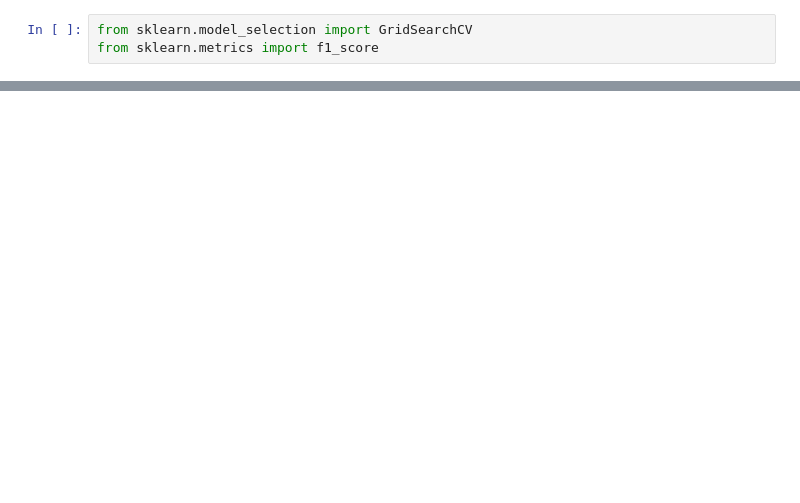
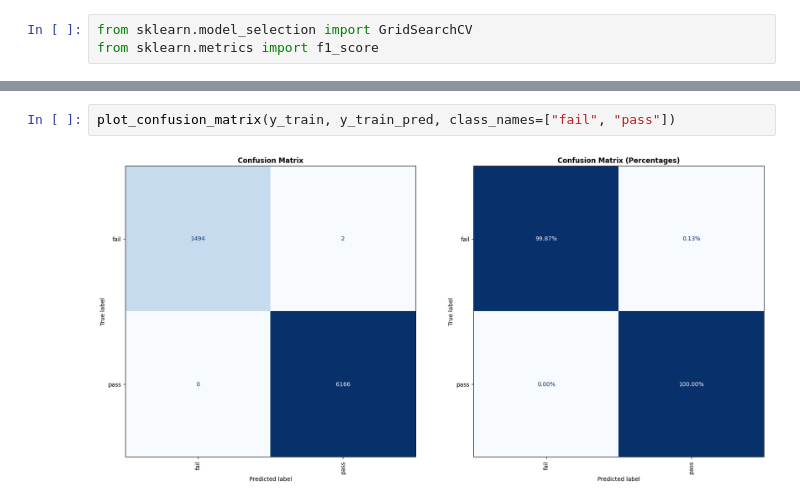
Before and after one commit to quantumudit/Lending-Approval-Predictor, a Jupyter notebook: notebooks/02_model_experiments.ipynb, the cells around one changed output, grey strips where cells are left out. Saved outputs shown, nothing was run; the diff lists cells and outputs as text; blank space fills up the shorter version.

```diff
--- a/notebooks/02_model_experiments.ipynb
+++ b/notebooks/02_model_experiments.ipynb
@@ -250,0 +223,4 @@ ValueError: too many values to unpack (expected 2)
+# %%
+plot_confusion_matrix(y_train, y_train_pred, class_names=["fail", "pass"])
+# %% [output]
+[figure, added]
```
Also changed, not shown: parts of 31 cells of this notebook, 4 other files.
